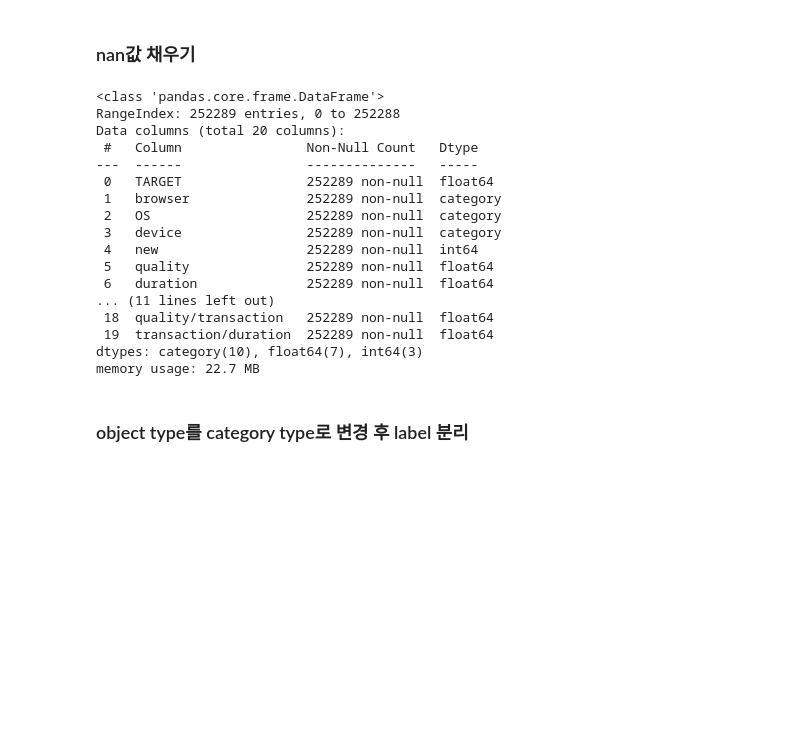
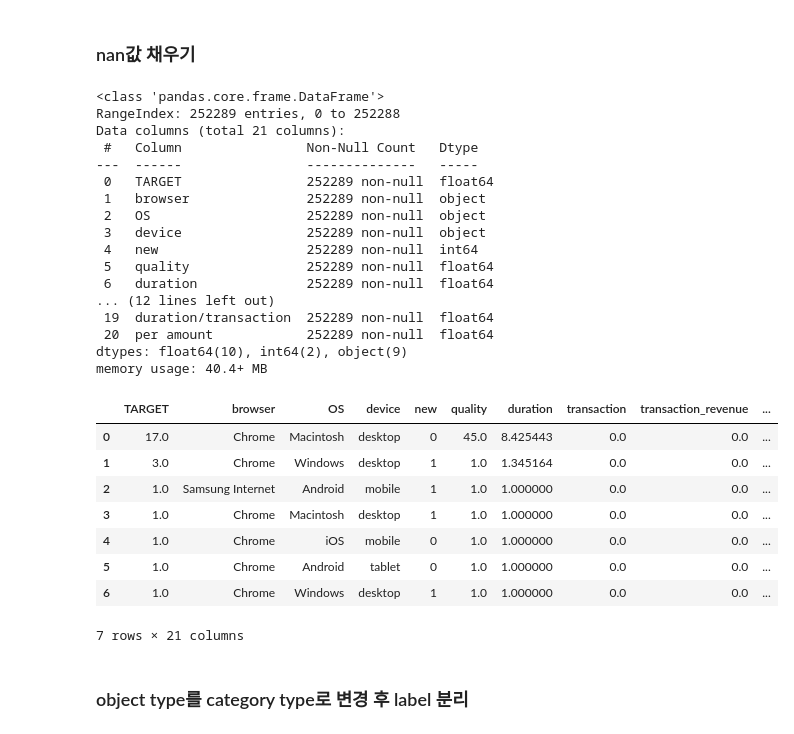
Before and after one commit to sts07142/DACON-Archive, a Jupyter notebook: Catboost_regressor baseline (public _ 2.949479045).ipynb, the cells around one changed output. Drawn from its saved outputs; the diff is of its cells as text; code cells hidden in the pictures; blank space fills up the shorter version.

```diff
--- a/Catboost_regressor baseline (public _ 2.949479045).ipynb
+++ b/Catboost_regressor baseline (public _ 2.949479045).ipynb
@@ -43,20 +112,30 @@ df_test['transaction/duration'] = np.where(df_test['duration'] == 0, 0, df_test[
 # %%
 df_train.info()
+df_train.head(7)
 # %% [output]
 <class 'pandas.core.frame.DataFrame'>
 RangeIndex: 252289 entries, 0 to 252288
-Data columns (total 20 columns):
+Data columns (total 21 columns):
  #   Column                Non-Null Count   Dtype
 ---  ------                --------------   -----
  0   TARGET                252289 non-null  float64
- 1   browser               252289 non-null  category
- 2   OS                    252289 non-null  category
- 3   device                252289 non-null  category
+ 1   browser               252289 non-null  object
+ 2   OS                    252289 non-null  object
+ 3   device                252289 non-null  object
  4   new                   252289 non-null  int64
  5   quality               252289 non-null  float64
  6   duration              252289 non-null  float64
-... (11 lines left out)
- 18  quality/transaction   252289 non-null  float64
- 19  transaction/duration  252289 non-null  float64
-dtypes: category(10), float64(7), int64(3)
-memory usage: 22.7 MB
+... (12 lines left out)
+ 19  duration/transaction  252289 non-null  float64
+ 20  per amount            252289 non-null  float64
+dtypes: float64(10), int64(2), object(9)
+memory usage: 40.4+ MB
+|  | TARGET | browser | OS | device | new | quality | duration | transaction | transaction_revenue | ... |
+| 0 | 17.0 | Chrome | Macintosh | desktop | 0 | 45.0 | 8.425443 | 0.0 | 0.0 | ... |
+| 1 | 3.0 | Chrome | Windows | desktop | 1 | 1.0 | 1.345164 | 0.0 | 0.0 | ... |
+| 2 | 1.0 | Samsung Internet | Android | mobile | 1 | 1.0 | 1.000000 | 0.0 | 0.0 | ... |
+| 3 | 1.0 | Chrome | Macintosh | desktop | 1 | 1.0 | 1.000000 | 0.0 | 0.0 | ... |
+| 4 | 1.0 | Chrome | iOS | mobile | 0 | 1.0 | 1.000000 | 0.0 | 0.0 | ... |
+| 5 | 1.0 | Chrome | Android | tablet | 0 | 1.0 | 1.000000 | 0.0 | 0.0 | ... |
+| 6 | 1.0 | Chrome | Windows | desktop | 1 | 1.0 | 1.000000 | 0.0 | 0.0 | ... |
+7 rows × 21 columns
```
Also changed, not shown: parts of 12 cells of this notebook, 5 other files.
